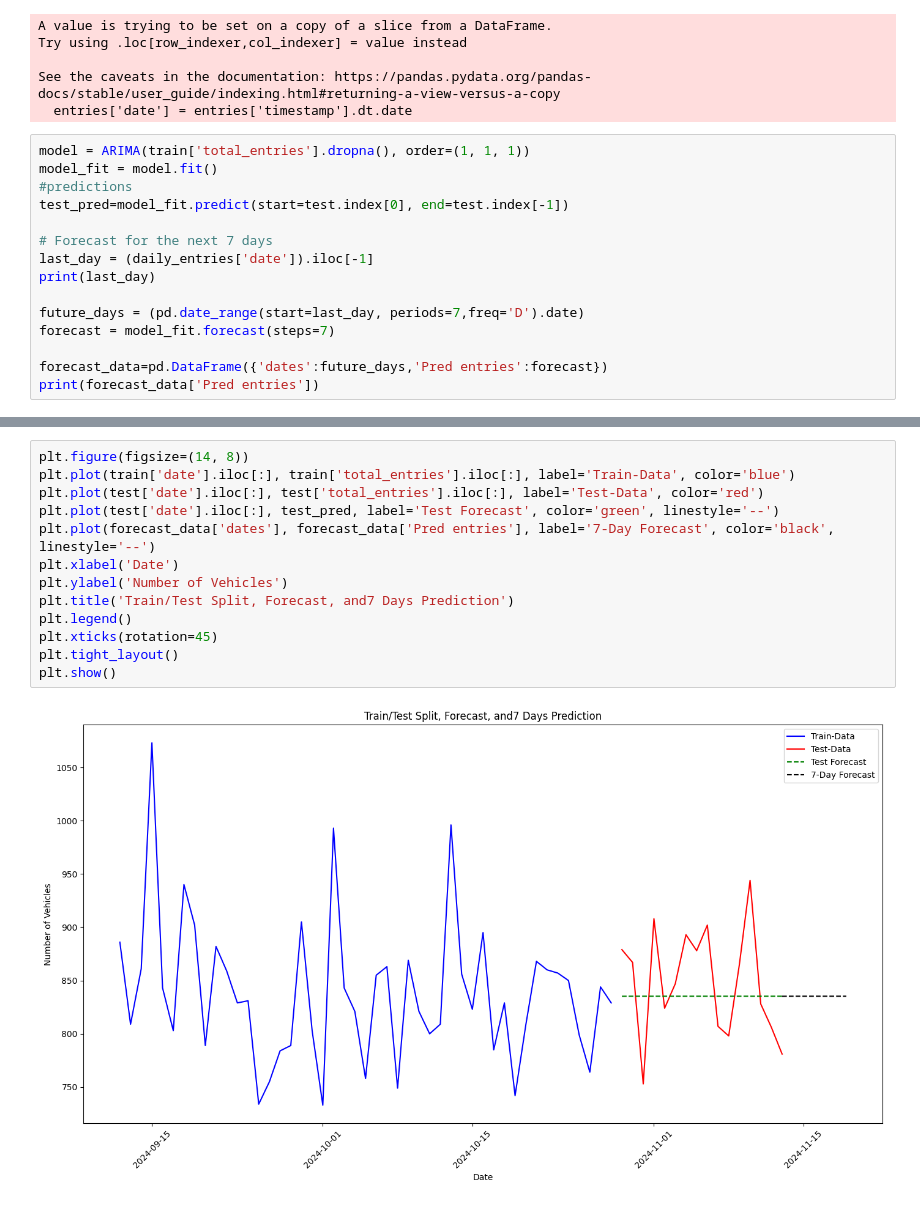
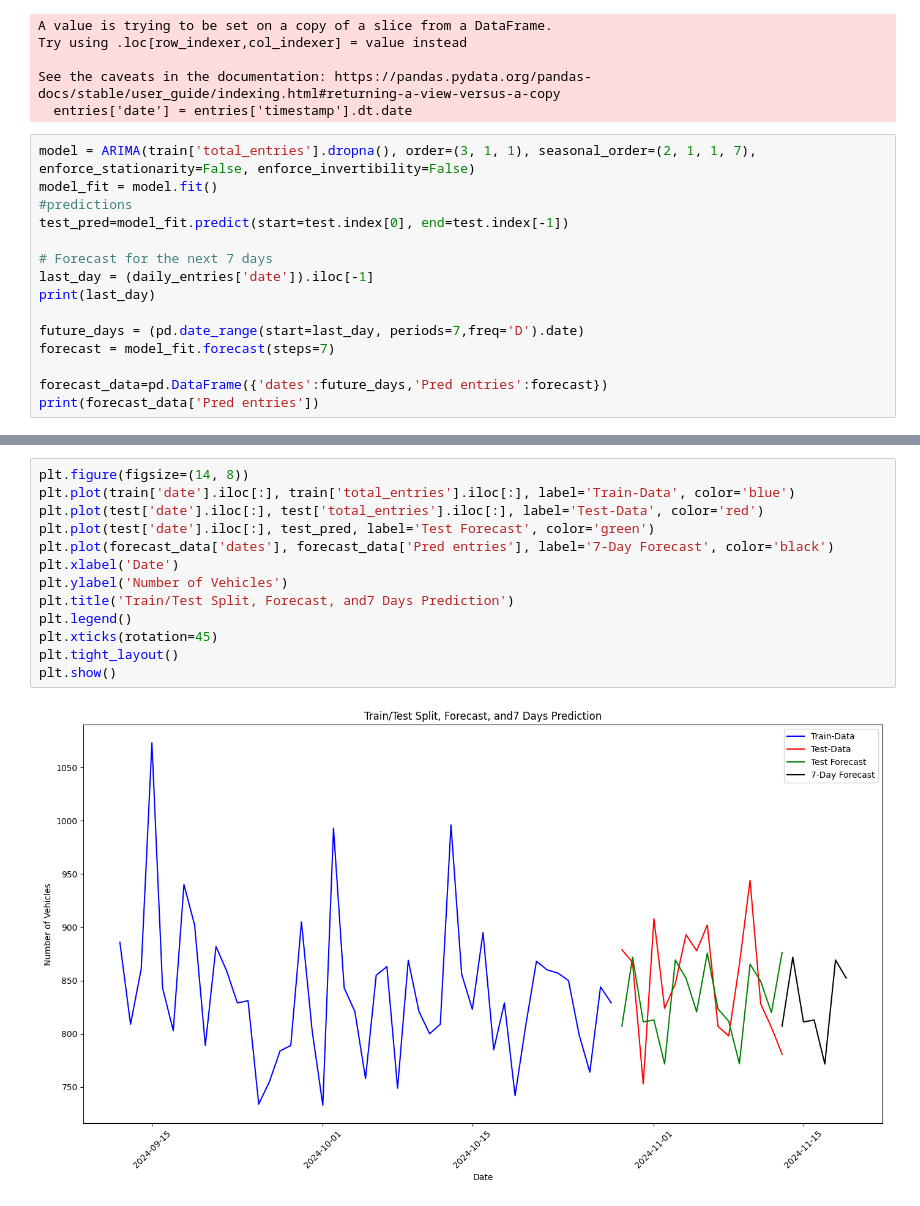
Before and after one commit to SyAkuma/Data-DaVinci, a Jupyter notebook: Week 4/Assignment/Q1_a.ipynb, the cells around one changed output, grey strips where cells are left out. Cells and saved outputs as stored; diff of their text form.

```diff
--- a/Week 4/Assignment/Q1_a.ipynb
+++ b/Week 4/Assignment/Q1_a.ipynb
@@ -25,7 +26,7 @@ Try using .loc[row_indexer,col_indexer] = value instead
 See the caveats in the documentation: https://pandas.pydata.org/pandas-docs/stable/user_guide/indexing.html#returning-a-view-versus-a-copy
   entries['date'] = entries['timestamp'].dt.date
 # %%
-model = ARIMA(train['total_entries'].dropna(), order=(1, 1, 1))
+model = ARIMA(train['total_entries'].dropna(), order=(3, 1, 1), seasonal_order=(2, 1, 1, 7), enforce_stationarity=False, enforce_invertibility=False)
 model_fit = model.fit()
 #predictions
 test_pred=model_fit.predict(start=test.index[0], end=test.index[-1])
@@ -61,15 +62,15 @@ MAPE: 0.0523%
 # %%
 plt.figure(figsize=(14, 8))
 plt.plot(train['date'].iloc[:], train['total_entries'].iloc[:], label='Train-Data', color='blue')
 plt.plot(test['date'].iloc[:], test['total_entries'].iloc[:], label='Test-Data', color='red')
-plt.plot(test['date'].iloc[:], test_pred, label='Test Forecast', color='green', linestyle='--')
-plt.plot(forecast_data['dates'], forecast_data['Pred entries'], label='7-Day Forecast', color='black', linestyle='--')
+plt.plot(test['date'].iloc[:], test_pred, label='Test Forecast', color='green')
+plt.plot(forecast_data['dates'], forecast_data['Pred entries'], label='7-Day Forecast', color='black')
 plt.xlabel('Date')
 plt.ylabel('Number of Vehicles')
 plt.title('Train/Test Split, Forecast, and7 Days Prediction')
 plt.legend()
 plt.xticks(rotation=45)
 plt.tight_layout()
 plt.show()
 # %% [output]
-[figure, old version]
+[figure, new version]
```
Also changed, not shown: parts of 4 cells of this notebook.
